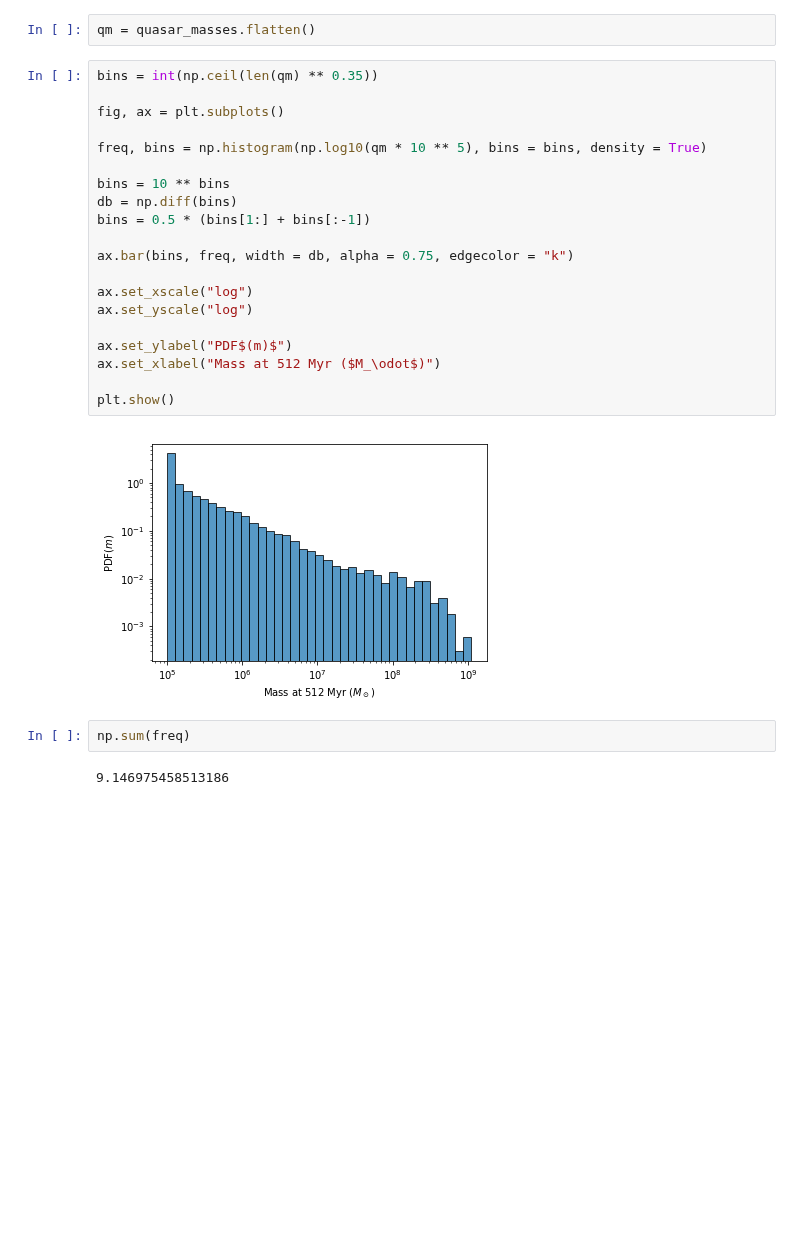
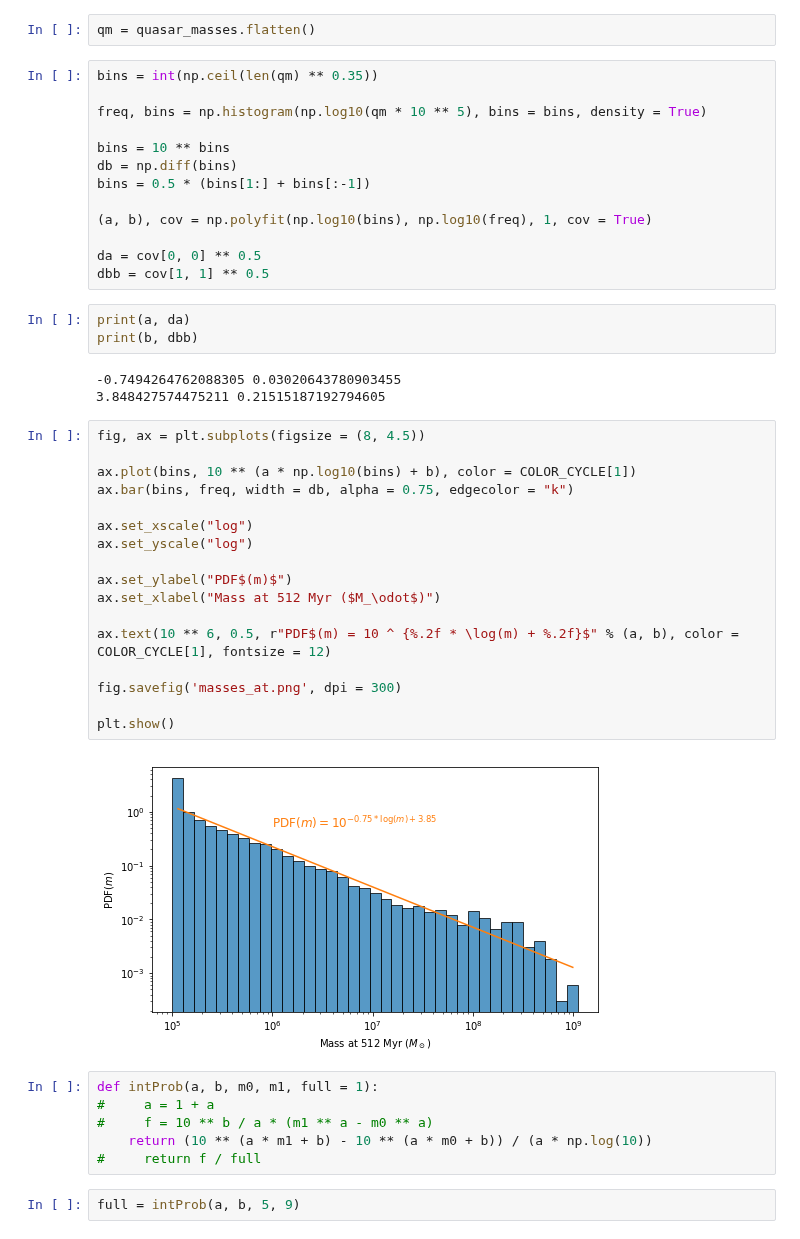
Before and after one commit to jsbarbosa/TesisFisica, a Jupyter notebook: Files/Week 14/Distributions.ipynb, the cells around one changed output. Cells and saved outputs as stored; diff of their text form; blank space fills up the shorter version.

```diff
--- a/Files/Week 14/Distributions.ipynb
+++ b/Files/Week 14/Distributions.ipynb
@@ -303,8 +292,6 @@ quasar_masses = np.genfromtxt("masses_at_time.txt")
 qm = quasar_masses.flatten()
 # %%
 bins = int(np.ceil(len(qm) ** 0.35))
-
-fig, ax = plt.subplots()
 
 freq, bins = np.histogram(np.log10(qm * 10 ** 5), bins = bins, density = True)
 
@@ -312,18 +299,40 @@ bins = 10 ** bins
 db = np.diff(bins)
 bins = 0.5 * (bins[1:] + bins[:-1])
 
-ax.bar(bins, freq, width = db, alpha = 0.75, edgecolor = "k")
+(a, b), cov = np.polyfit(np.log10(bins), np.log10(freq), 1, cov = True)
 
-ax.set_xscale("log")
-ax.set_yscale("log")
-
-ax.set_ylabel("PDF$(m)$")
-ax.set_xlabel("Mass at 512 Myr ($M_\odot$)")
-
-plt.show()
+da = cov[0, 0] ** 0.5
+dbb = cov[1, 1] ** 0.5
-# %% [output]
-[figure, removed]
-# %%
-np.sum(freq)
-# %% [output]
-9.146975458513186
+# %%
+print(a, da)
+print(b, dbb)
+# %% [output]
+-0.7494264762088305 0.03020643780903455
+3.848427574475211 0.21515187192794605
+# %%
+fig, ax = plt.subplots(figsize = (8, 4.5))
+
+ax.plot(bins, 10 ** (a * np.log10(bins) + b), color = COLOR_CYCLE[1])
+ax.bar(bins, freq, width = db, alpha = 0.75, edgecolor = "k")
+
+ax.set_xscale("log")
+ax.set_yscale("log")
+
+ax.set_ylabel("PDF$(m)$")
+ax.set_xlabel("Mass at 512 Myr ($M_\odot$)")
+
+ax.text(10 ** 6, 0.5, r"PDF$(m) = 10 ^ {%.2f * \log(m) + %.2f}$" % (a, b), color = COLOR_CYCLE[1], fontsize = 12)
+
+fig.savefig('masses_at.png', dpi = 300)
+
+plt.show()
+# %% [output]
+[figure, added]
+# %%
+def intProb(a, b, m0, m1, full = 1):
+#     a = 1 + a
+#     f = 10 ** b / a * (m1 ** a - m0 ** a)
+    return (10 ** (a * m1 + b) - 10 ** (a * m0 + b)) / (a * np.log(10))
+#     return f / full
+# %%
+full = intProb(a, b, 5, 9)
```
Also changed, not shown: parts of 7 cells of this notebook, 11 other files.
